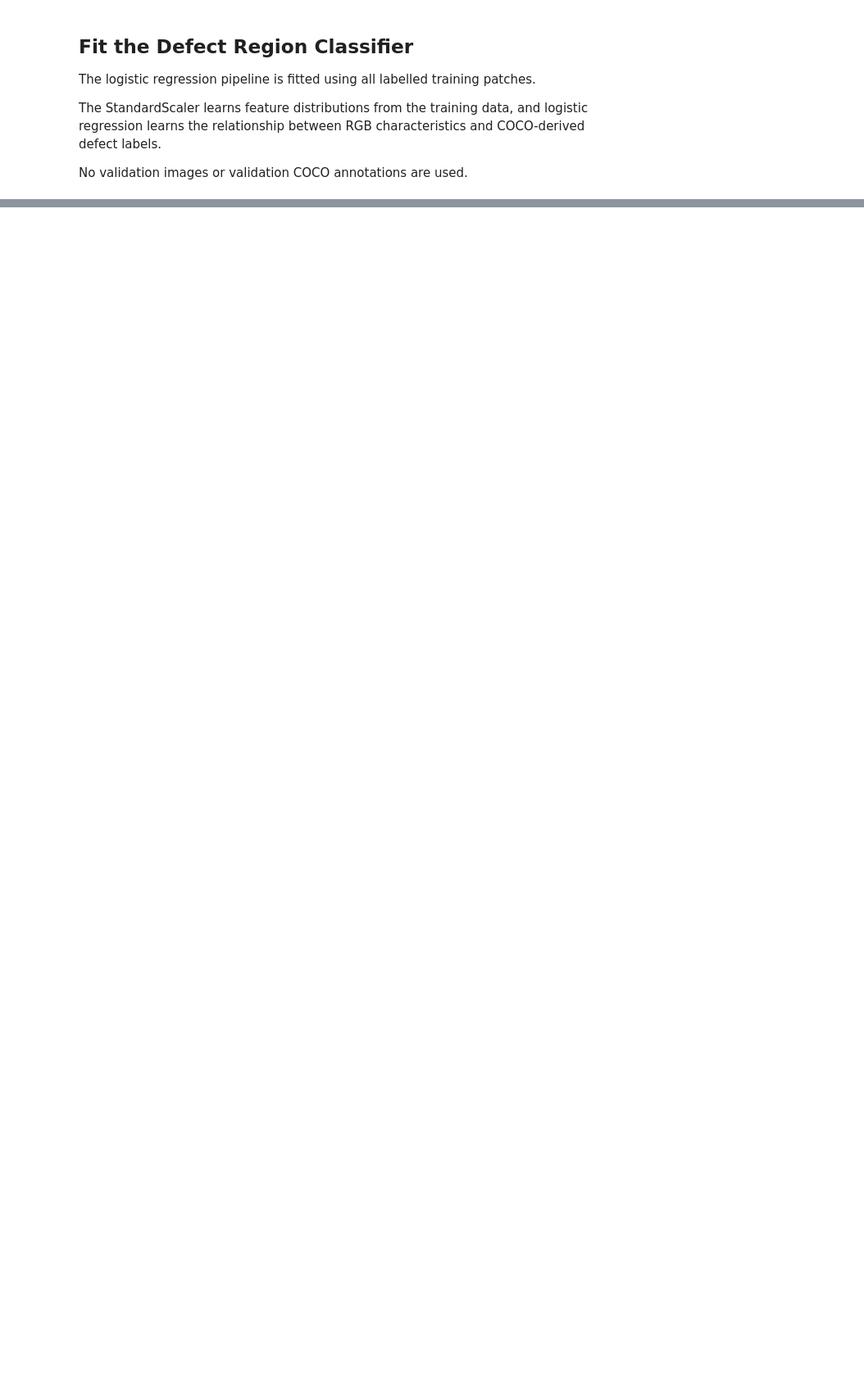
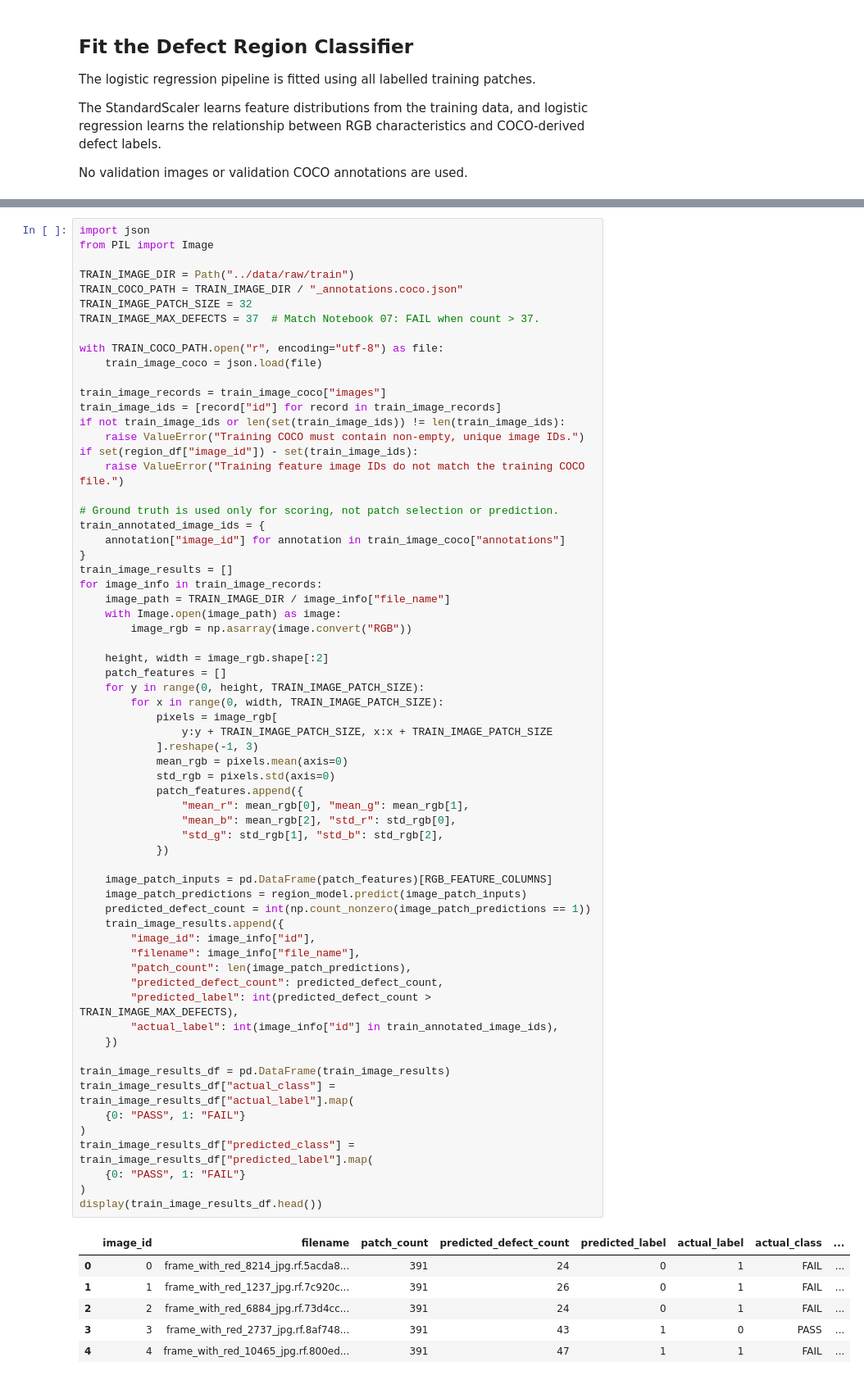
Before and after one commit to bencurwengreen/Pork-Rasher-Inspection, a Jupyter notebook: notebooks/06_train_defect_region_classifier.ipynb, the cells around one changed output, grey strips where cells are left out. Shown at 82% size. Saved outputs shown, nothing was run; the diff lists cells and outputs as text; blank space fills up the shorter version.

```diff
--- a/notebooks/06_train_defect_region_classifier.ipynb
+++ b/notebooks/06_train_defect_region_classifier.ipynb
@@ -244,0 +300,71 @@ Training time: 3.49 seconds
+# %%
+import json
+from PIL import Image
+
+TRAIN_IMAGE_DIR = Path("../data/raw/train")
+TRAIN_COCO_PATH = TRAIN_IMAGE_DIR / "_annotations.coco.json"
+TRAIN_IMAGE_PATCH_SIZE = 32
+TRAIN_IMAGE_MAX_DEFECTS = 37  # Match Notebook 07: FAIL when count > 37.
+
+with TRAIN_COCO_PATH.open("r", encoding="utf-8") as file:
+    train_image_coco = json.load(file)
+
+train_image_records = train_image_coco["images"]
+train_image_ids = [record["id"] for record in train_image_records]
+if not train_image_ids or len(set(train_image_ids)) != len(train_image_ids):
+    raise ValueError("Training COCO must contain non-empty, unique image IDs.")
+if set(region_df["image_id"]) - set(train_image_ids):
+    raise ValueError("Training feature image IDs do not match the training COCO file.")
+
+# Ground truth is used only for scoring, not patch selection or prediction.
+train_annotated_image_ids = {
+    annotation["image_id"] for annotation in train_image_coco["annotations"]
+}
+train_image_results = []
+for image_info in train_image_records:
+    image_path = TRAIN_IMAGE_DIR / image_info["file_name"]
+    with Image.open(image_path) as image:
+        image_rgb = np.asarray(image.convert("RGB"))
+
+    height, width = image_rgb.shape[:2]
+    patch_features = []
+    for y in range(0, height, TRAIN_IMAGE_PATCH_SIZE):
+        for x in range(0, width, TRAIN_IMAGE_PATCH_SIZE):
+            pixels = image_rgb[
+                y:y + TRAIN_IMAGE_PATCH_SIZE, x:x + TRAIN_IMAGE_PATCH_SIZE
+            ].reshape(-1, 3)
+            mean_rgb = pixels.mean(axis=0)
+            std_rgb = pixels.std(axis=0)
+            patch_features.append({
+                "mean_r": mean_rgb[0], "mean_g": mean_rgb[1],
+                "mean_b": mean_rgb[2], "std_r": std_rgb[0],
+                "std_g": std_rgb[1], "std_b": std_rgb[2],
+            })
+
+    image_patch_inputs = pd.DataFrame(patch_features)[RGB_FEATURE_COLUMNS]
+    image_patch_predictions = region_model.predict(image_patch_inputs)
+    predicted_defect_count = int(np.count_nonzero(image_patch_predictions == 1))
+    train_image_results.append({
+        "image_id": image_info["id"],
+        "filename": image_info["file_name"],
+        "patch_count": len(image_patch_predictions),
+        "predicted_defect_count": predicted_defect_count,
+        "predicted_label": int(predicted_defect_count > TRAIN_IMAGE_MAX_DEFECTS),
+        "actual_label": int(image_info["id"] in train_annotated_image_ids),
+    })
+
+train_image_results_df = pd.DataFrame(train_image_results)
+train_image_results_df["actual_class"] = train_image_results_df["actual_label"].map(
+    {0: "PASS", 1: "FAIL"}
+)
+train_image_results_df["predicted_class"] = train_image_results_df["predicted_label"].map(
+    {0: "PASS", 1: "FAIL"}
+)
+display(train_image_results_df.head())
+# %% [output]
+|  | image_id | filename | patch_count | predicted_defect_count | predicted_label | actual_label | actual_class | ... |
+| 0 | 0 | frame_with_red_8214_jpg.rf.5acda8... | 391 | 24 | 0 | 1 | FAIL | ... |
+| 1 | 1 | frame_with_red_1237_jpg.rf.7c920c... | 391 | 26 | 0 | 1 | FAIL | ... |
+| 2 | 2 | frame_with_red_6884_jpg.rf.73d4cc... | 391 | 24 | 0 | 1 | FAIL | ... |
+| 3 | 3 | frame_with_red_2737_jpg.rf.8af748... | 391 | 43 | 1 | 0 | PASS | ... |
+| 4 | 4 | frame_with_red_10465_jpg.rf.800ed... | 391 | 47 | 1 | 1 | FAIL | ... |
```
Also changed, not shown: parts of 5 cells of this notebook, 3 other files.
